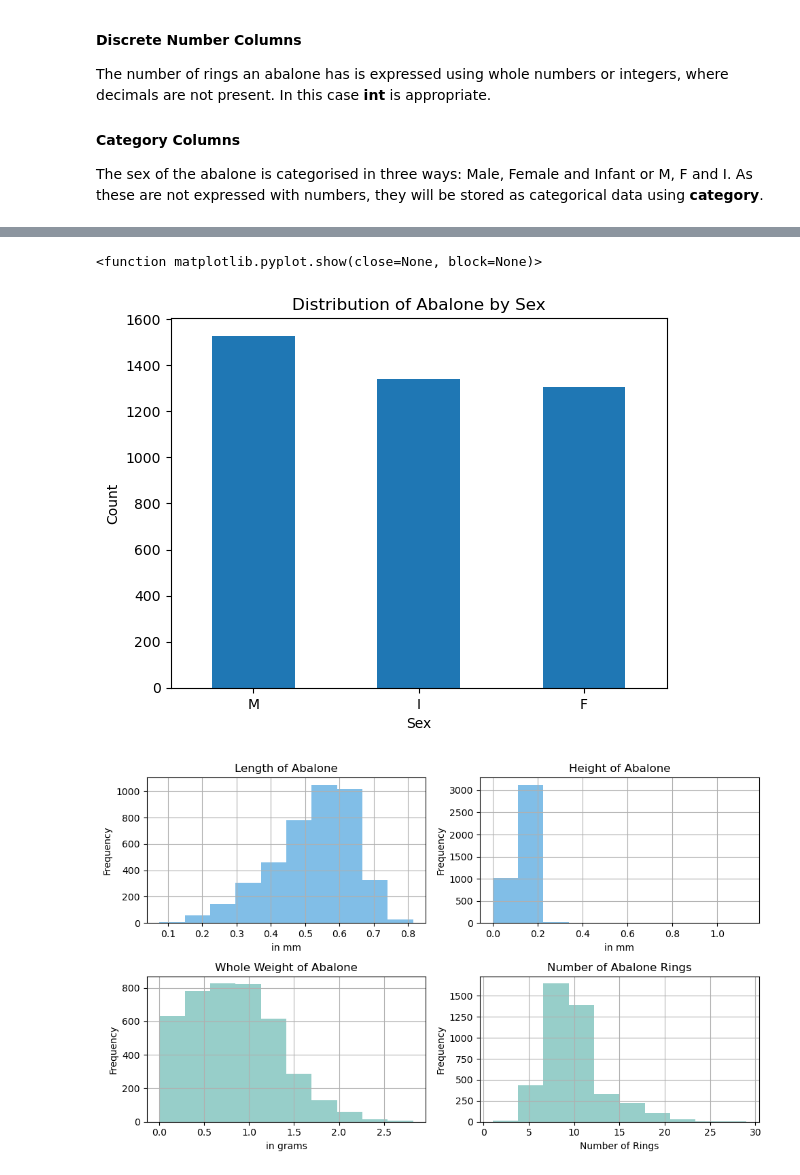
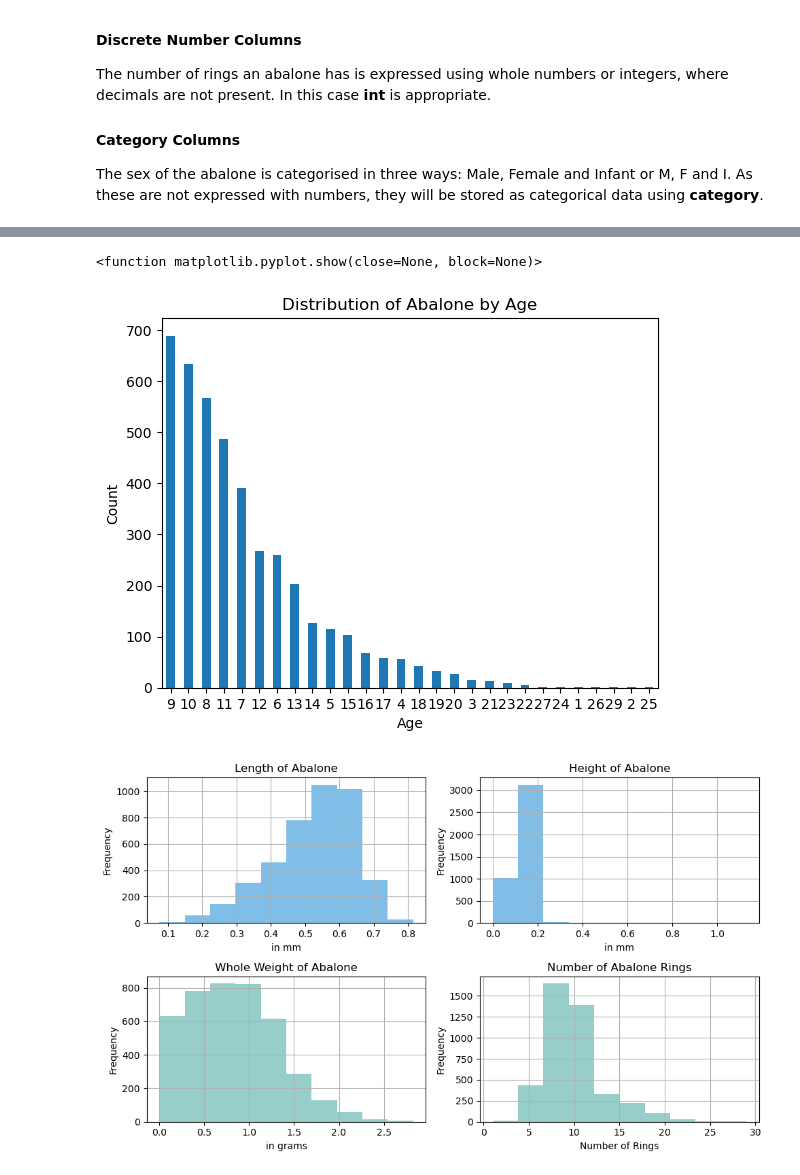
Before and after one commit to Shmoooe/PDA-project, a Jupyter notebook: abalone.ipynb, the cells around one changed output, grey strips where cells are left out. Drawn from its saved outputs; the diff is of its cells as text; code cells hidden in the pictures.

```diff
--- a/abalone.ipynb
+++ b/abalone.ipynb
@@ -64,14 +76,14 @@ import matplotlib.pyplot as plt
 # %%
 # creates a bar chart to show the distribution of "sex"
-abalone["sex"].value_counts().plot(kind="bar")
-plt.title("Distribution of Abalone by Sex")
-plt.xlabel("Sex")
+abalone["rings"].value_counts().plot(kind="bar")
+plt.title("Distribution of Abalone by Age")
+plt.xlabel("Age")
 plt.ylabel("Count")
 plt.xticks(rotation=0) # ensures labels are upright
 plt.show
 # %% [output]
 <function matplotlib.pyplot.show(close=None, block=None)>
-[figure, old version]
+[figure, new version]
 # %%
 # dividing the data set into the different sexes, may be useful later.
 male = abalone[abalone["sex"]== "M"]
```
Also changed, not shown: parts of 9 cells of this notebook.
